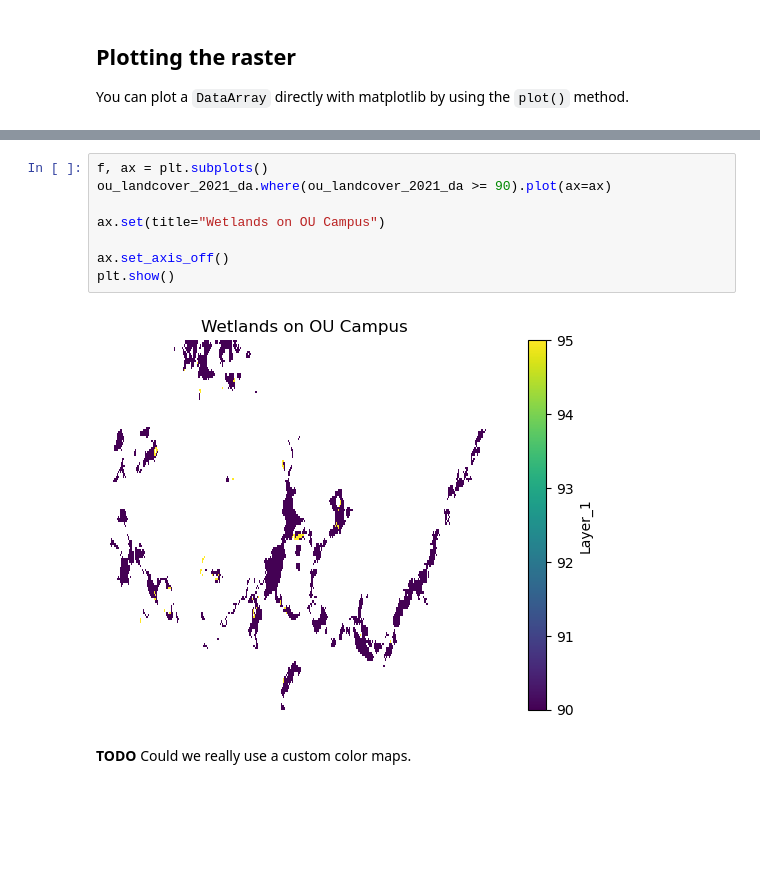
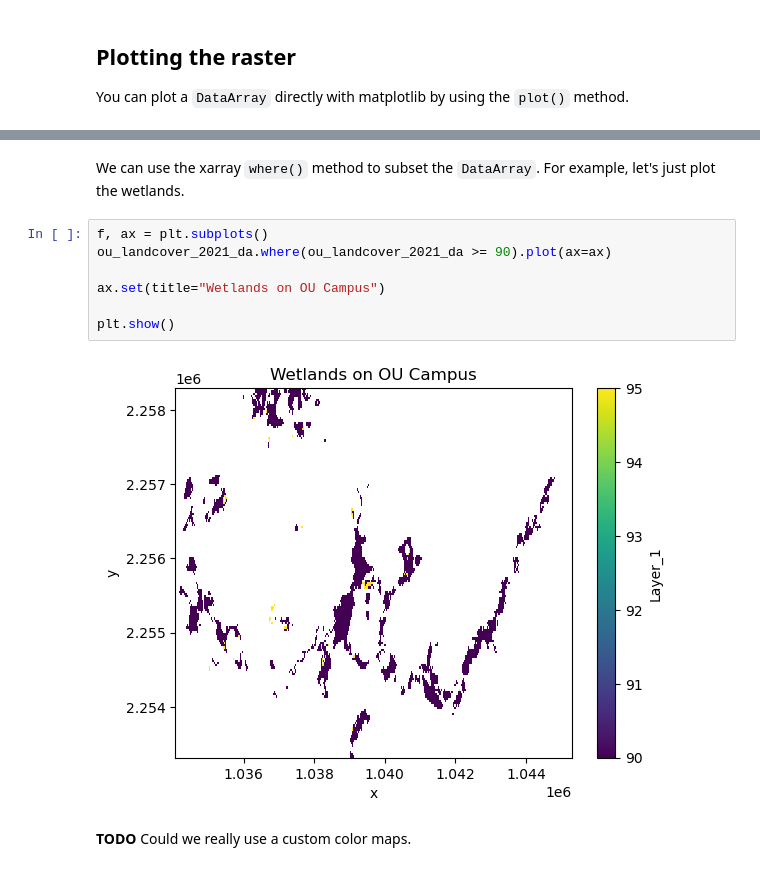
Before and after one commit to misken/geonewb_python, a Jupyter notebook: notebooks/ou_land_use_01_rasterintro.ipynb, the cells around one changed output, grey strips where cells are left out. Drawn from its saved outputs; the diff is of its cells as text; blank space fills up the shorter version.

```diff
--- a/notebooks/ou_land_use_01_rasterintro.ipynb
+++ b/notebooks/ou_land_use_01_rasterintro.ipynb
@@ -256,13 +298,14 @@ plt.show()
+# %% [markdown]
+We can use the xarray `where()` method to subset the `DataArray`. For example, let's just plot the wetlands.
 # %%
 f, ax = plt.subplots()
 ou_landcover_2021_da.where(ou_landcover_2021_da >= 90).plot(ax=ax)
 
 ax.set(title="Wetlands on OU Campus")
 
-ax.set_axis_off()
 plt.show()
 # %% [output]
-[figure, old version]
+[figure, new version]
 # %% [markdown]
 **TODO** Could we really use a custom color maps.
 # %% [markdown]
```
Also changed, not shown: parts of 21 cells of this notebook, 5 other files.
